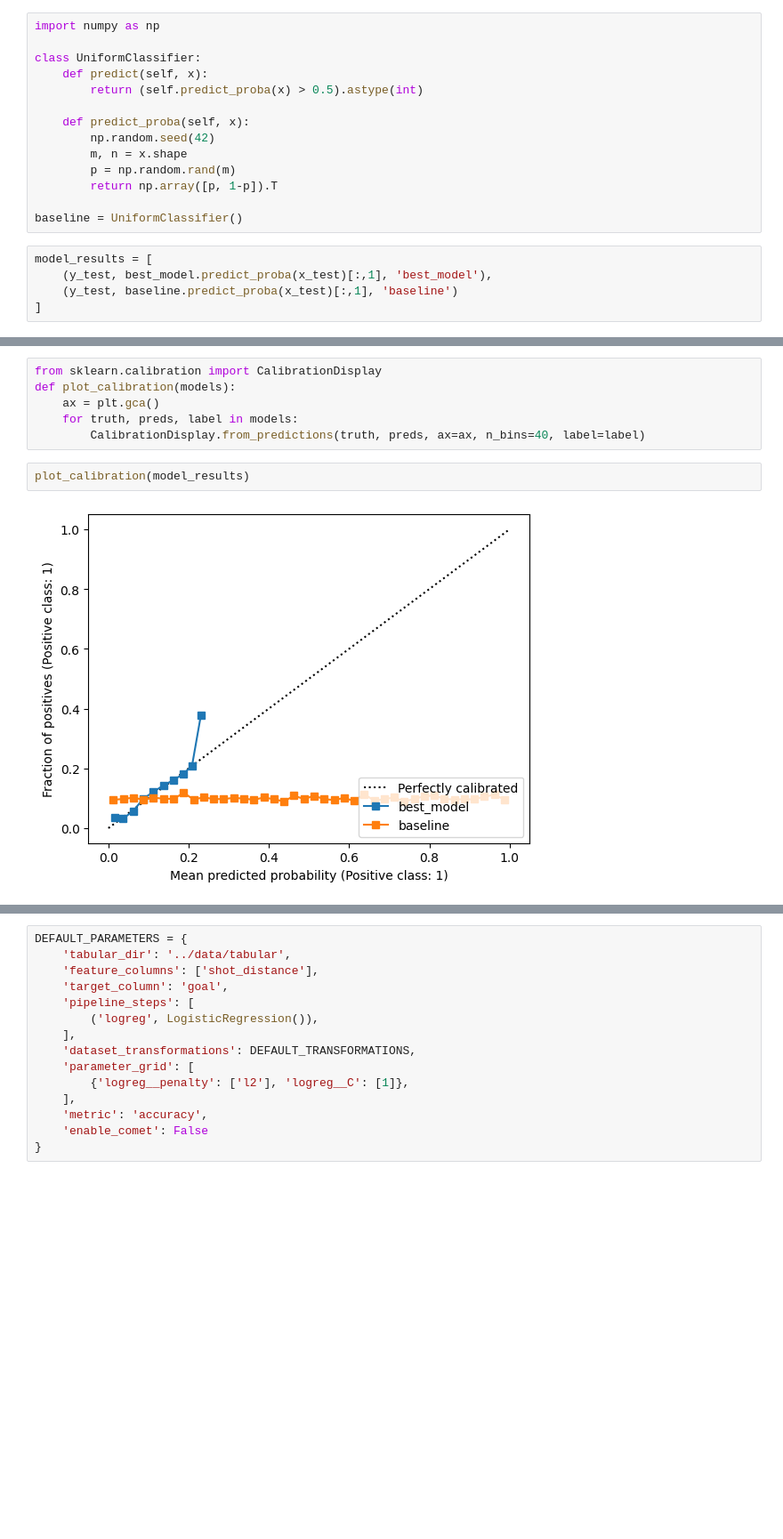
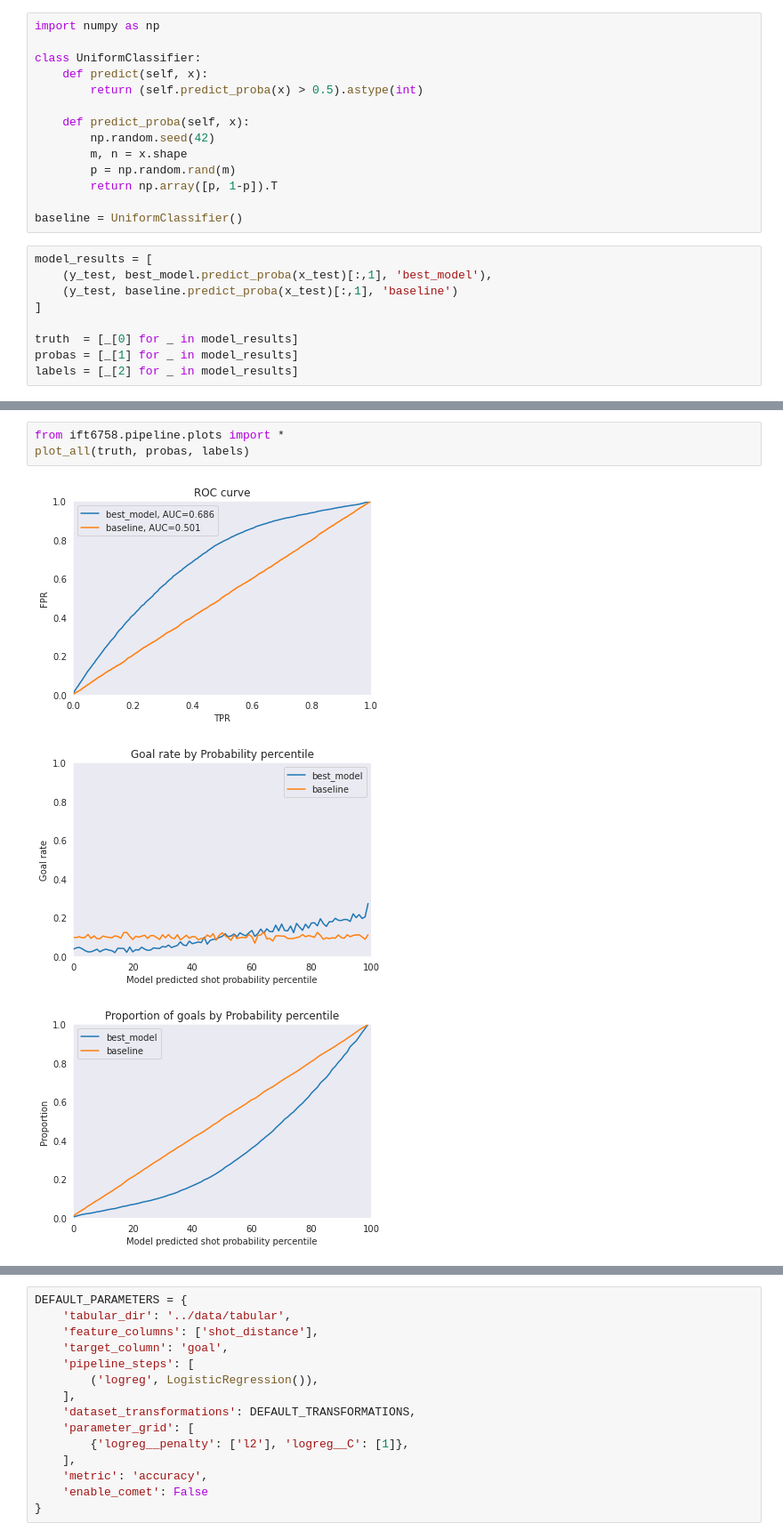
Before and after one commit to williamGlazer/IFT6758, a Jupyter notebook: notebooks/6.experiment_demo.ipynb, the cells around one changed output, grey strips where cells are left out. Shown: that part at 89% size. Saved outputs shown, nothing was run; the diff lists cells and outputs as text; blank space fills up the shorter version.

Commit message:
added plotting module

```diff
--- a/notebooks/6.experiment_demo.ipynb
+++ b/notebooks/6.experiment_demo.ipynb
@@ -136,3 +130,7 @@ model_results = [
     (y_test, best_model.predict_proba(x_test)[:,1], 'best_model'),
     (y_test, baseline.predict_proba(x_test)[:,1], 'baseline')
 ]
+
+truth  = [_[0] for _ in model_results]
+probas = [_[1] for _ in model_results]
+labels = [_[2] for _ in model_results]
@@ -205,10 +137,7 @@ plot_goal_cumsum(model_results)
-# %%
-from sklearn.calibration import CalibrationDisplay
-def plot_calibration(models):
-    ax = plt.gca()
-    for truth, preds, label in models:
-        CalibrationDisplay.from_predictions(truth, preds, ax=ax, n_bins=40, label=label)
-# %%
-plot_calibration(model_results)
-# %% [output]
-[figure, removed]
+# %%
+from ift6758.pipeline.plots import *
+plot_all(truth, probas, labels)
+# %% [output]
+[figure, added]
+[figure, added]
+[figure, added]
```
Also changed, not shown: parts of 16 cells of this notebook, 2 other files.
